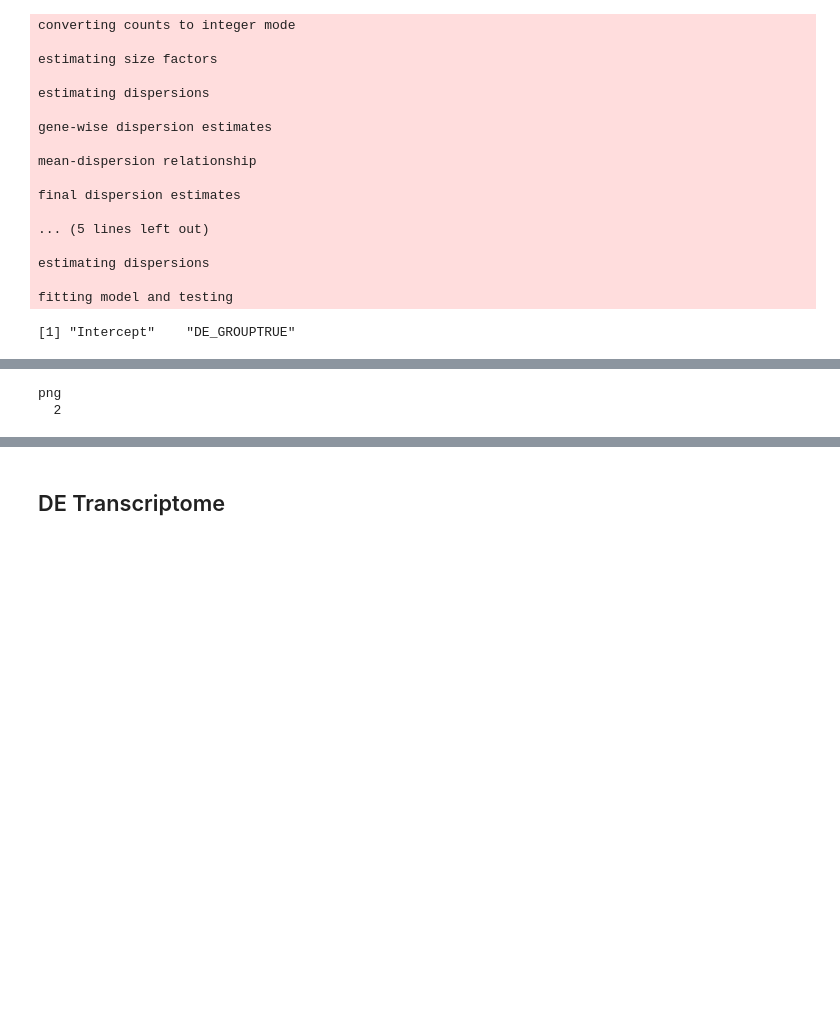
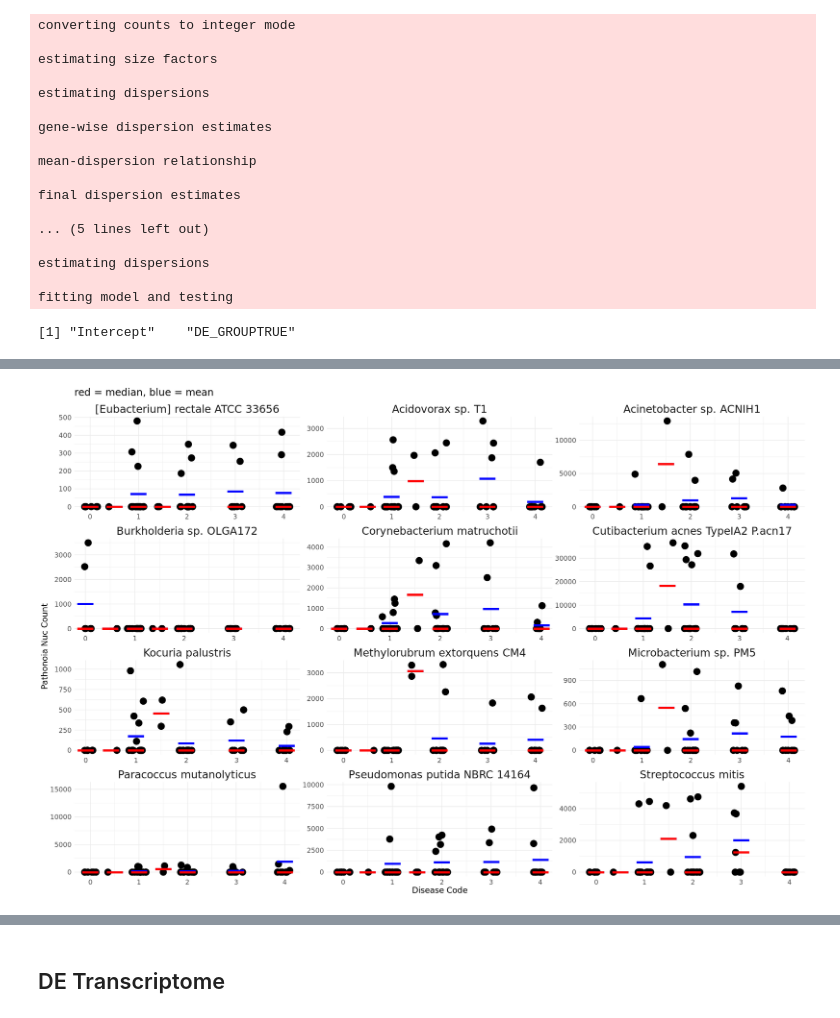
Before and after one commit to kepsi/Pathonoia, a Jupyter notebook: downstream_analysis/downstream_analysis_PSC.ipynb, the cells around one changed output, grey strips where cells are left out. Cells and saved outputs as stored; diff of their text form; code cells hidden in the pictures; blank space fills up the shorter version.

```diff
--- a/downstream_analysis/downstream_analysis_PSC.ipynb
+++ b/downstream_analysis/downstream_analysis_PSC.ipynb
@@ -384,25 +225,14 @@ A data.frame: 41 × 11
 # %%
 options(repr.plot.width=18, repr.plot.height=12)
-#printDEresults(counts, samples, r$species_names, rownames(r),metadata_of_interest, "DISEASE.CODE", plotFunction= geom_point())
-
 t = counts[rownames(r[1:12,]),samples]
 t$organism = r[1:12,"species_name"]
 t = gather(t, key = "sample", value = "expression", -organism)
 t = cbind(t, cc = metadata_of_interest[t$sample,"fibrosis"])
-
-#t$organism = gsub("GPTSA100-9 = DSM 17447", "", t$organism)
-#t$cc = gsub("FTD-sporadic-TDP", "FTP-TDP", t$cc)
-
-cbbPalette <- rep(c("#000000", "#E69F00", "#56B4E9", "#009E73", "#F0E442", "#0072B2", "#D55E00", "#CC79A7"),10)
-
-pdf("psc_countsTop9.pdf", height = 12, width = 18)
-
 ggplot(t, aes(x = cc, y = expression)) + theme_minimal() +
     geom_jitter(width = 0.15, size=5) +
-    stat_summary(fun.y=mean, geom="point", shape=95, size=18, color="blue") +
-    stat_summary(fun.y=median, geom="point", shape=95, size=18, color="red") +
+    stat_summary(fun=mean, geom="point", shape=95, size=18, color="blue") +
+    stat_summary(fun=median, geom="point", shape=95, size=18, color="red") +
     theme(text = element_text(size=14), strip.text = element_text(size=18))+
     facet_wrap(facets = "organism", scales = "free", ncol=3) +
     ggtitle(paste("red = median, blue = mean")) + xlab("Disease Code") + ylab("Pathonoia Nuc Count")
-dev.off()
 # %% [output]
@@ -413,5 +239,4 @@ Warning message:
-png
-  2
+[figure, added]
 # %%
 r = cbind(r, posi_samples = rowSums(counts[rownames(r),]>0))
 r$log10_padj=-log10(r$padj)
```
Also changed, not shown: parts of 25 cells of this notebook, 1 other file.
